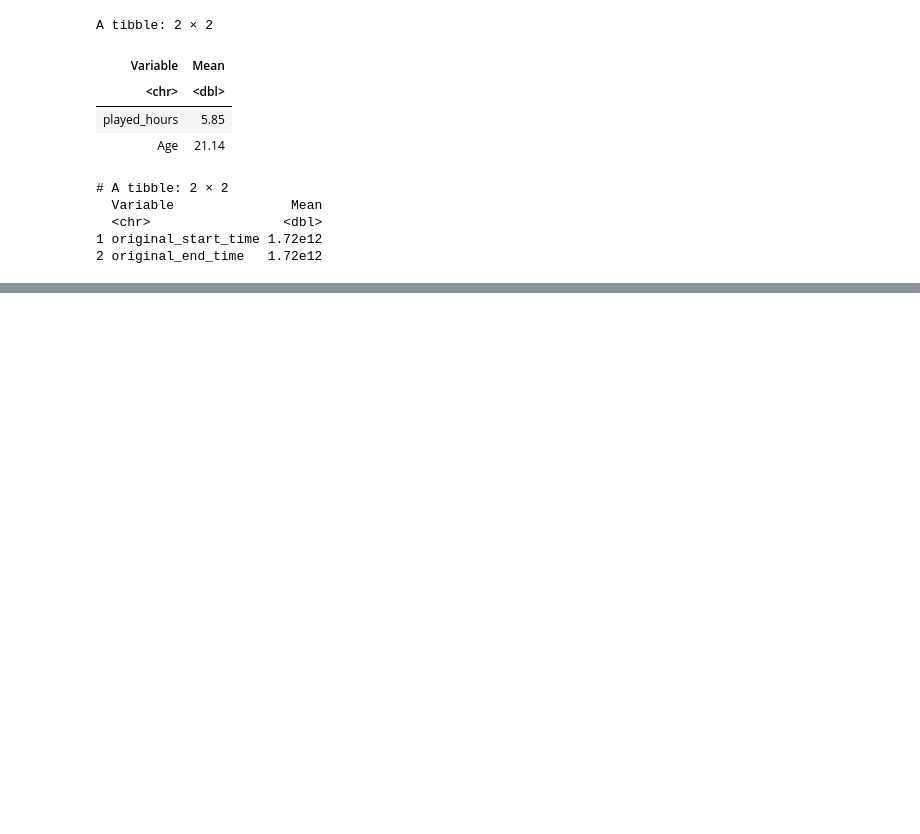
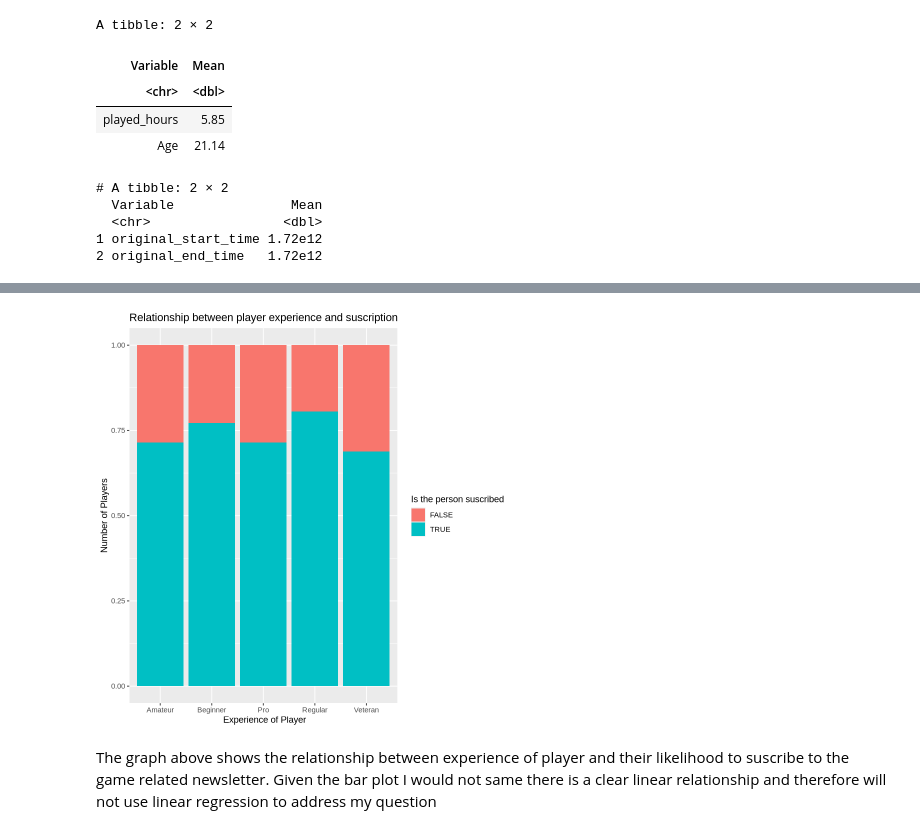
Before and after one commit to Jvantunen/DSCI_minecraft_project_group2, a Jupyter notebook: DSCI_individual_progect_Group_2.ipynb, the cells around one changed output, grey strips where cells are left out. Cells and saved outputs as stored; diff of their text form; code cells hidden in the pictures; blank space fills up the shorter version.

```diff
--- a/DSCI_individual_progect_Group_2.ipynb
+++ b/DSCI_individual_progect_Group_2.ipynb
@@ -177,0 +191,15 @@ In order to address my question I will use predictive/classification models. I w
+# %%
+#visualization of experience vs suscribe
+graph_of_experience<- players|>
+ggplot(aes(x = experience, fill = subscribe))+
+geom_bar(position = 'fill')+
+xlab(" Experience of Player") +
+ylab("Number of Players")+
+labs(fill = "Is the person suscribed")+
+ggtitle("Relationship between player experience and suscription")
+
+graph_of_experience
+# %% [output]
+[figure, added]
+# %% [markdown]
+The graph above shows the relationship between experience of player and their likelihood to suscribe to the game related newsletter. Given the bar plot I would not same there is a clear linear relationship and therefore will not use linear regression to address my question
```
Also changed, not shown: parts of 8 cells of this notebook.
